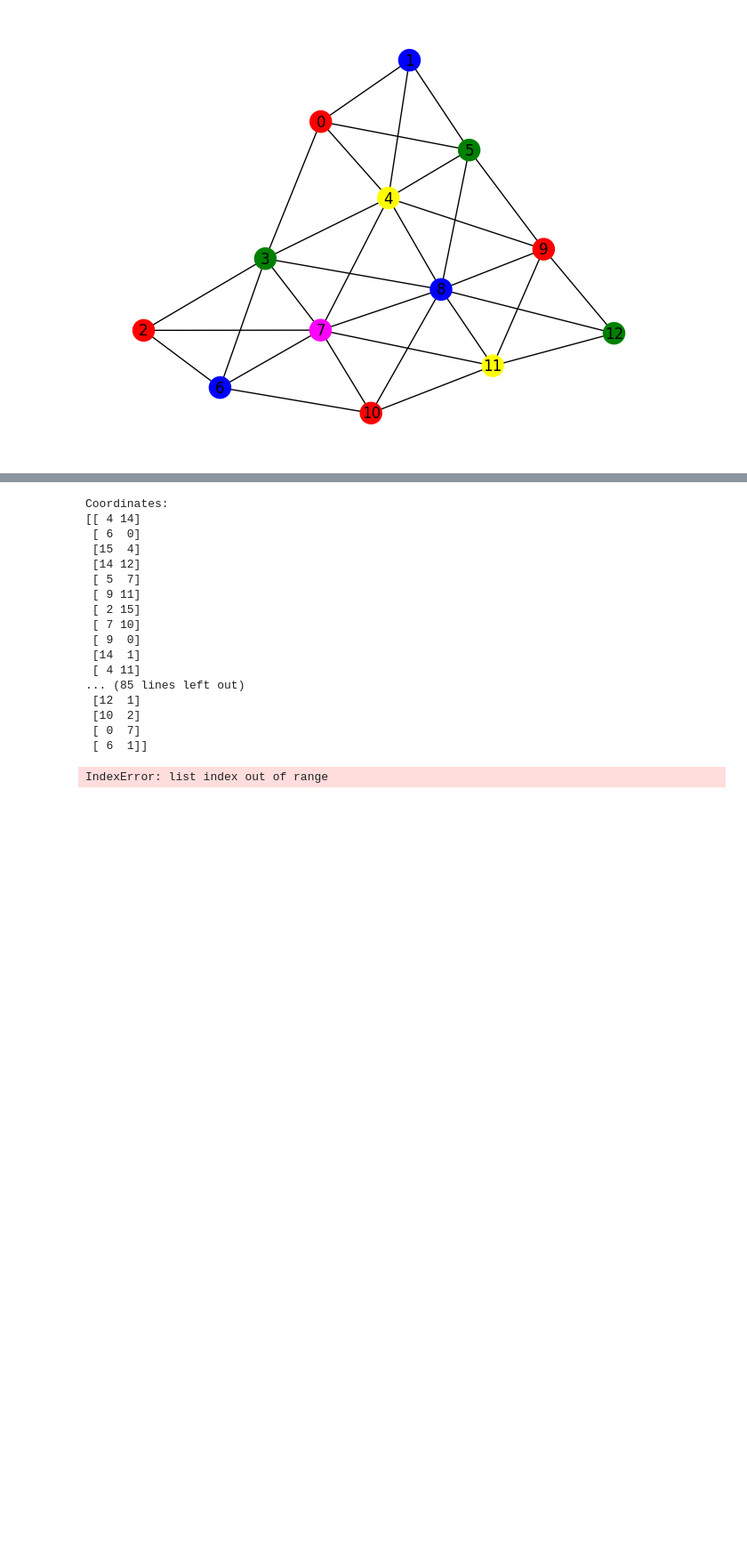
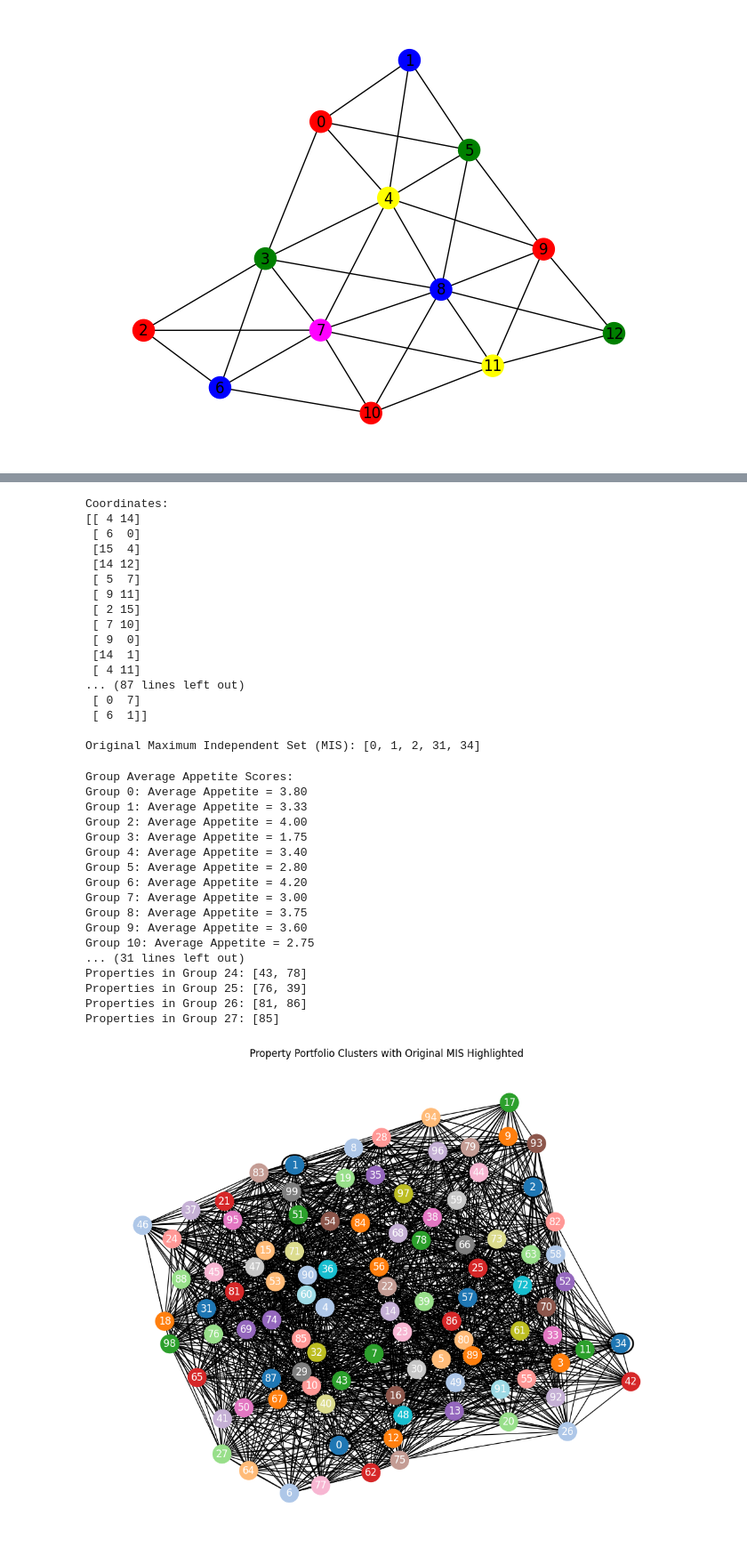
Before and after one commit to gzemlevskiy17/YQuantum-Minimising-Wildfire-Risks, a Jupyter notebook: mis_classical.ipynb, the cells around one changed output, grey strips where cells are left out. Shown at 89% size. Drawn from its saved outputs; the diff is of its cells as text; code cells hidden in the pictures; blank space fills up the shorter version.

```diff
--- a/mis_classical.ipynb
+++ b/mis_classical.ipynb
@@ -79,18 +87,19 @@ import pandas as pd
 import numpy as np
 import networkx as nx
 import matplotlib.pyplot as plt
+import matplotlib.cm as cm
 import math
 from networkx.algorithms import approximation as approx
+import matplotlib.patches as patches
 
 # --- Step 1: Load Data and Add "appetite" Column if Missing ---
-csv_file = "property_grid.csv"
+csv_file = "data/property_grid.csv"
 data = pd.read_csv(csv_file)
 
-# If the 'appetite' column does not exist, create it with random values (1-5)
 if "appetite" not in data.columns:
     np.random.seed(42)  # For reproducibility
     data["appetite"] = np.random.randint(1, 6, size=len(data))
-    data.to_csv(csv_file, index=False)  # Save updated CSV (optional)
+    data.to_csv(csv_file, index=False)  # Optionally, save the updated CSV
     print("Added 'appetite' column to CSV file.")
 
 # Extract x, y, and appetite values
@@ -98,19 +107,18 @@ x = data["x"].values
 y = data["y"].values
 appetite = data["appetite"].values
 
-# Combine x and y into a single array of coordinates
+# Combine x and y coordinates
 coordinates = np.array(list(zip(x, y)))
 print("Coordinates:")
 print(coordinates)
-
-# Define proximity threshold (radius) to decide if properties are risk-correlated
-radius = 7.5
 
 # --- Step 2: Construct the Graph with Node Attributes ---
 G = nx.Graph()
 for idx, (coord, app) in enumerate(zip(coordinates, appetite)):
     G.add_node(idx, pos=coord, appetite=app)
 
+# Set proximity threshold (radius) for determining connected nodes (correlated wildfire risk)
+radius = 7.5
 n = len(coordinates)
 for i in range(n):
     for j in range(i + 1, n):
@@ -118,26 +126,34 @@ for i in range(n):
                       coordinates[i][1] - coordinates[j][1]) <= radius:
             G.add_edge(i, j)
 
-# --- Step 3: Graph Coloring via Iterative Independent Sets ---
-colors = ["red", "blue", "green", "yellow", "magenta", "cyan", "orange", "purple"]
-color_dict = {}   # Map node to its assigned color
-group_nodes = {}  # Map group index to list of nodes in that group
+# --- Step 3: Compute the Original Maximum Independent Set (MIS) ---
+# This is computed on the original graph and will be highlighted separately.
+mis_original = approx.maximum_independent_set(G)
+print("\nOriginal Maximum Independent Set (MIS):", sorted(mis_original))
+
+# --- Step 4: Partition the Graph into Groups via Iterative Independent Sets ---
+# We'll use a dynamic color map so that we don't run out of predefined colors.
+cmap = cm.get_cmap('tab20')  # Supports up to 20 distinct colors (cycling thereafter)
+color_dict = {}    # Node -> color (as an RGBA tuple)
+group_nodes = {}   # Group index -> list of nodes (each group is an independent set)
 color_counter = 0
 
-# Create a copy of G to extract independent sets iteratively without modifying G
+# Create a copy of G for iterative removal
 G1 = G.copy()
 while G1.number_of_nodes() > 0:
+    # Compute an approximate independent set on the copy
     mis = approx.maximum_independent_set(G1)
     group_nodes[color_counter] = list(mis)
+    group_color = cmap(color_counter % 20)  # Get a color from colormap
     for node in mis:
-        color_dict[node] = colors[color_counter]
+        color_dict[node] = group_color
     G1.remove_nodes_from(mis)
     color_counter += 1
 
-# Create a color list for all nodes (ensuring correct order)
+# Construct a color list in order of node indices
 color_list = [color_dict[node] for node in sorted(G.nodes())]
 
-# --- Step 4: Calculate Average Appetite for Each Group ---
+# --- Step 5: Calculate Group Average Appetite & Apply Portfolio Logic ---
 group_appetite = {}
 for group, nodes in group_nodes.items():
     group_values = [G.nodes[node]["appetite"] for node in nodes]
@@ -147,38 +163,63 @@ print("\nGroup Average Appetite Scores:")
 for group, avg in group_appetite.items():
     print(f"Group {group}: Average Appetite = {avg:.2f}")
 
-# --- Step 5: Apply Insurance Portfolio Logic ---
-# Example: Select groups for a risk-averse investor (e.g., average appetite <= 3)
+# Example portfolio logic: For a risk-averse investor, select groups with average appetite <= 3.
 desired_appetite_max = 3
 selected_groups = [group for group, avg in group_appetite.items() if avg <= desired_appetite_max]
 
 print("\nSelected Portfolio Groups for Risk-Averse Investor (appetite <= 3):", selected_groups)
 for group in selected_groups:
     print(f"Properties in Group {group}:", group_nodes[group])
 
 # --- Step 6: Visualize the Graph ---
-# Compute layout (using spring_layout for a balanced view)
+# Use spring_layout for reproducible node placement
 pos = nx.spring_layout(G, iterations=100, seed=42)
 plt.figure(figsize=(10, 8))
 nx.draw(G, pos=pos, with_labels=True, node_color=color_list, node_size=500, font_color='white')
-plt.title("Property Portfolio Clusters with Appetite-Based Grouping")
+
+# Overlay a black outline around nodes belonging to the original MIS
+ax = plt.gca()
+for node in mis_original:
+    x_pos, y_pos = pos[node]
+    # Create a circle patch to outline the node
+    circle = plt.Circle((x_pos, y_pos), 0.05, color='black', fill=False, linewidth=2)
+    ax.add_patch(circle)
+
+plt.title("Property Portfolio Clusters with Original MIS Highlighted")
 plt.show()
 # %% [output]
 Coordinates:
 [[ 4 14]
  [ 6  0]
  [15  4]
  [14 12]
  [ 5  7]
  [ 9 11]
  [ 2 15]
  [ 7 10]
  [ 9  0]
  [14  1]
  [ 4 11]
-... (85 lines left out)
- [12  1]
- [10  2]
+... (87 lines left out)
  [ 0  7]
  [ 6  1]]
+
+Original Maximum Independent Set (MIS): [0, 1, 2, 31, 34]
-IndexError: list index out of range
+Group Average Appetite Scores:
+Group 0: Average Appetite = 3.80
+Group 1: Average Appetite = 3.33
+Group 2: Average Appetite = 4.00
+Group 3: Average Appetite = 1.75
+Group 4: Average Appetite = 3.40
+Group 5: Average Appetite = 2.80
+Group 6: Average Appetite = 4.20
+Group 7: Average Appetite = 3.00
+Group 8: Average Appetite = 3.75
+Group 9: Average Appetite = 3.60
+Group 10: Average Appetite = 2.75
+... (31 lines left out)
+Properties in Group 24: [43, 78]
+Properties in Group 25: [76, 39]
+Properties in Group 26: [81, 86]
+Properties in Group 27: [85]
+[figure, added]
```
Also changed, not shown: parts of 15 cells of this notebook, 13 other files.
